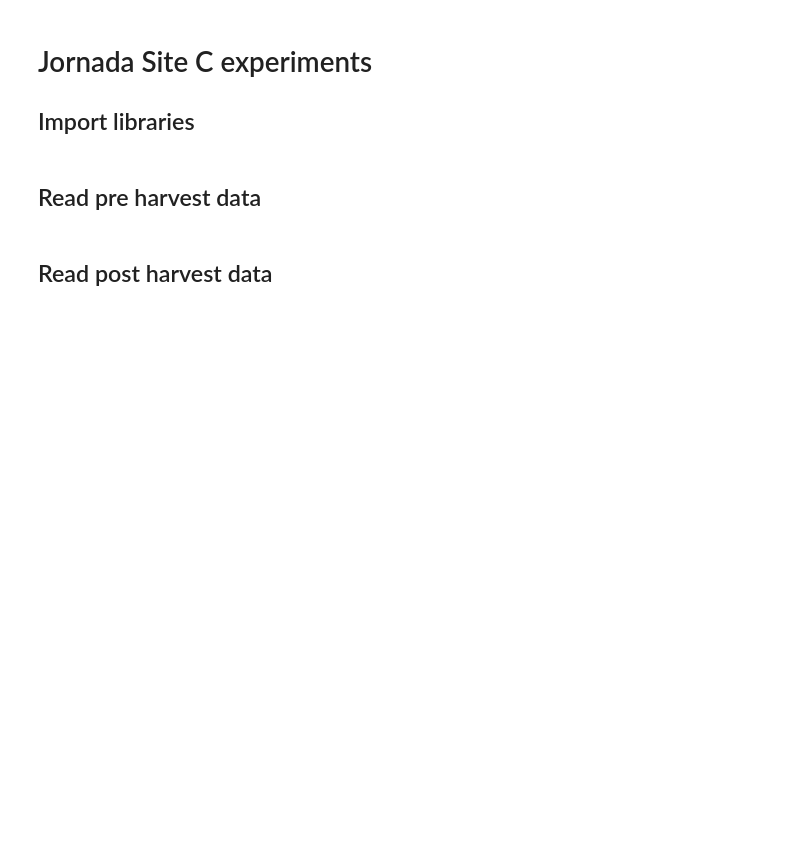
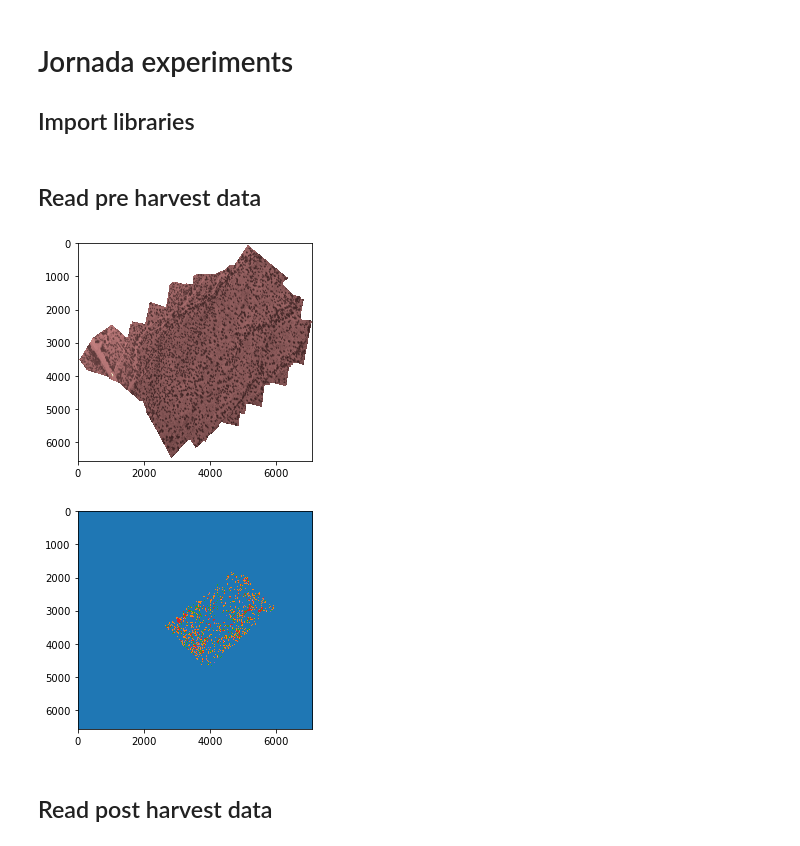
Before and after one commit to Aryal007/ml_satellite_image_segmentation, a Jupyter notebook: example_jornada_airborne.ipynb, the cells around one changed output. Saved outputs shown, nothing was run; the diff lists cells and outputs as text; code cells hidden in the pictures; blank space fills up the shorter version.

Commit message:
jornada push

```diff
--- a/example_jornada_airborne.ipynb
+++ b/example_jornada_airborne.ipynb
@@ -1,5 +1,5 @@
 # %% [markdown]
-# Jornada Site C experiments
+# Jornada experiments
 ## Import libraries
 # %%
 from utils.data import Data
@@ -18,0 +12,17 @@ pre_mask = pre_data.get_mask(column="Classname")
+# %%
+c_pre_tiff_filename = "./Sergio/Images/JOR_C_Pre.tif"
+c_pre_shp_filename = "./Sergio/Labels/JOR_C_Pre.shp"
+m_pre_tiff_filename = "./Sergio/Images/JOR_M_Pre.tif"
+m_pre_shp_filename = "./Sergio/Labels/JOR_M_Pre.shp"
+p_pre_tiff_filename = "./Sergio/Images/JOR_P_Pre.tif"
+p_pre_shp_filename = "./Sergio/Labels/JOR_P_Pre.shp"
+t_pre_tiff_filename = "./Sergio/Images/JOR_T_Pre.tif"
+t_pre_shp_filename = "./Sergio/Labels/JOR_T_Pre.shp"
+# %%
+c_pre_data = Data(c_pre_tiff_filename, c_pre_shp_filename, classes = ['Shrub', 'Graminoid', 'Bare Ground', 'Shade', 'Other'])
+c_pre_tiff = c_pre_data.read_tiff()
+c_pre_mask = c_pre_data.get_mask(column="Classname")
+c_pre_X, c_pre_y = c_pre_data.get_Xy(c_pre_tiff, c_pre_mask, n_sample = 50000, save=False)
+# %% [output]
+[figure, added]
+[figure, added]
```
Also changed, not shown: parts of 20 cells of this notebook, 1 other file.
